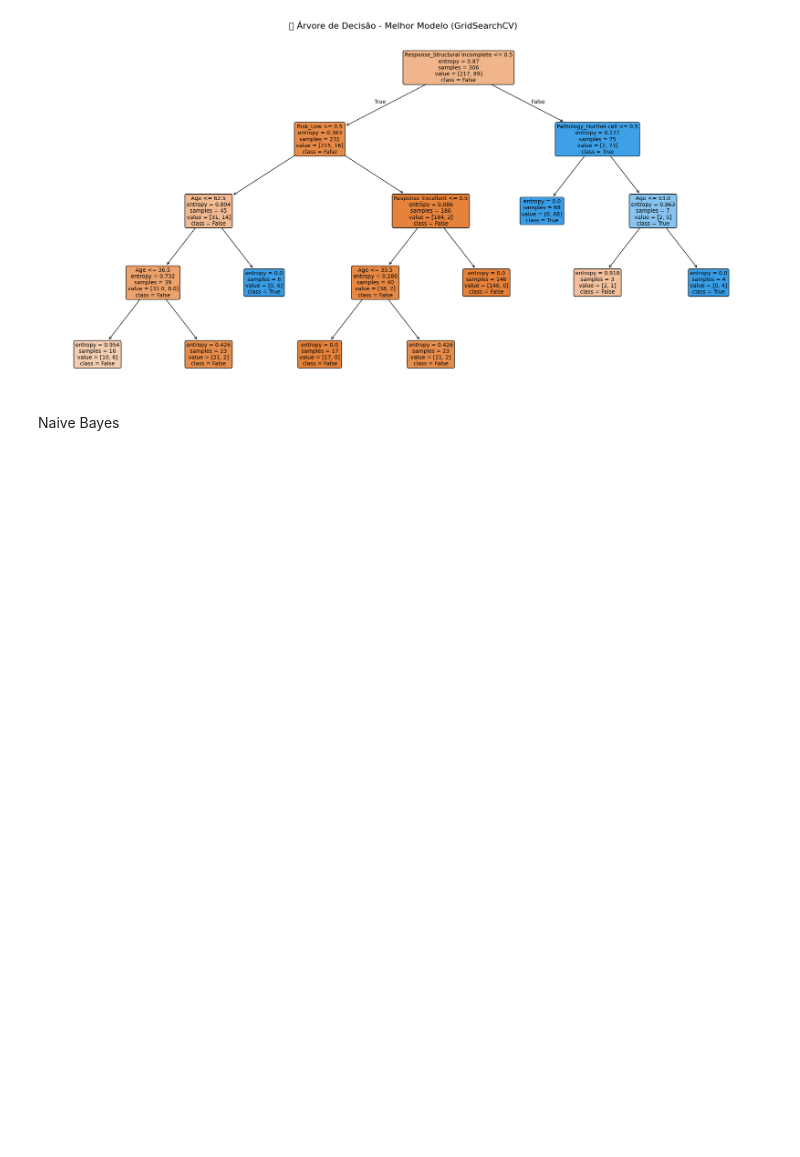
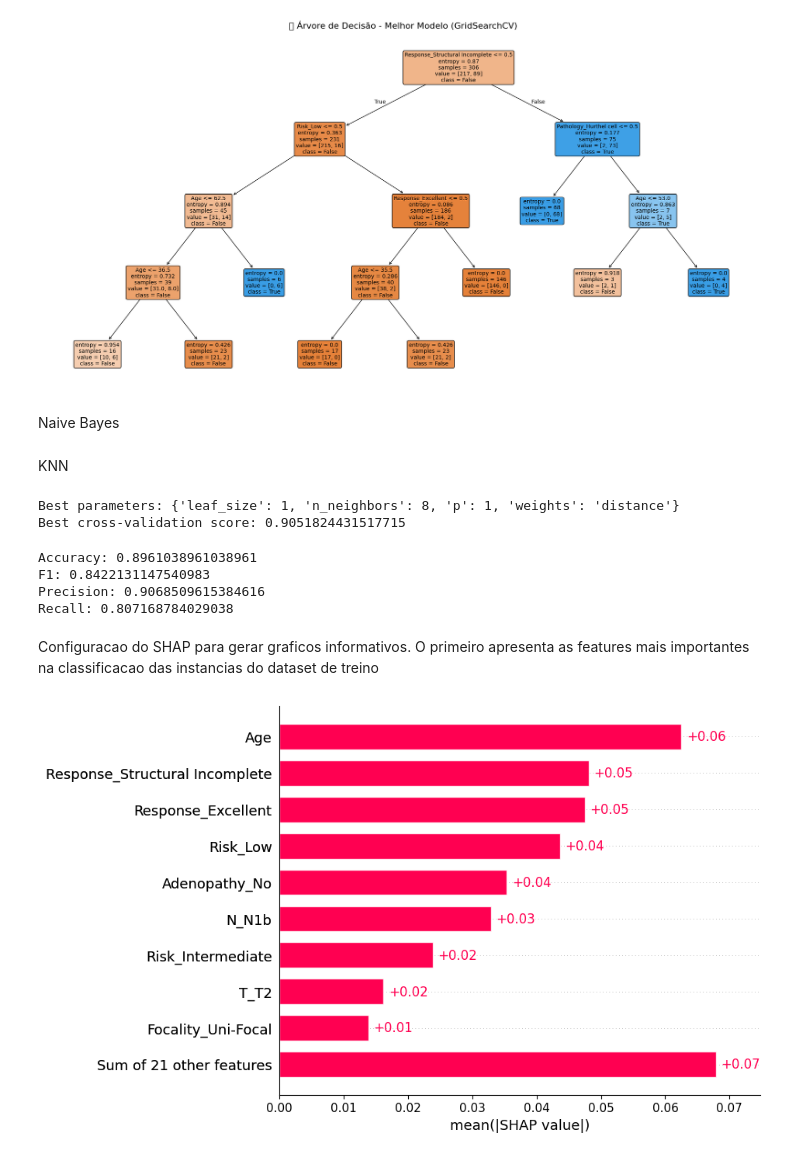
Before and after one commit to Erick080/T1_ML, a Jupyter notebook: T1_ML.ipynb, the cells around one changed output. Saved outputs shown, nothing was run; the diff lists cells and outputs as text; code cells hidden in the pictures; blank space fills up the shorter version.

Commit message:
knn com visualizacao do shap

```diff
--- a/T1_ML.ipynb
+++ b/T1_ML.ipynb
@@ -117,3 +123,57 @@ plt.show()
 [figure]
 # %% [markdown]
 Naive Bayes
+# %% [markdown]
+KNN
+# %%
+param_grid = {
+      'n_neighbors': [7, 8, 9],
+      'weights': ['uniform','distance'],
+      'leaf_size': [1, 2, 3, 4, 5],
+      'p': [1, 2, 3]
+  }
+# Grid search with cross-validation
+grid_search = GridSearchCV(KNeighborsClassifier(), param_grid, n_jobs=-1)
+grid_search.fit(X_train, Y_train)
+
+print("Best parameters:", grid_search.best_params_)
+print("Best cross-validation score:", grid_search.best_score_)
+best_score = grid_search.best_score_
+# %% [output]
+Best parameters: {'leaf_size': 1, 'n_neighbors': 8, 'p': 1, 'weights': 'distance'}
+Best cross-validation score: 0.9051824431517715
+# %%
+y_pred = grid_search.predict(X_test)
+
+#print("Relatório de classificação (teste):")
+#print(classification_report(Y_test, y_pred))
+print('Accuracy:', accuracy_score(Y_test, y_pred))
+print('F1:', f1_score(Y_test, y_pred, average='macro'))
+print('Precision:', precision_score(Y_test, y_pred, average='macro'))
+print('Recall:', recall_score(Y_test, y_pred, average='macro'))
+# %% [output]
+Accuracy: 0.8961038961038961
+F1: 0.8422131147540983
+Precision: 0.9068509615384616
+Recall: 0.807168784029038
+# %% [markdown]
+Configuracao do SHAP para gerar graficos informativos. O primeiro apresenta as features mais importantes na classificacao das instancias do dataset de treino
+# %%
+# Função de predição
+def f(x):
+    return grid_search.predict_proba(x)[:, 1]
+
+# Conversão para float64
+X_train_asfloat = X_train.astype(np.float64)
+X_test_asfloat = X_test.astype(np.float64)
+
+# Cria o explainer com background mais representativo
+explainer = shap.Explainer(f, X_train_asfloat)
+
+# Calcula valores SHAP
+shap_values = explainer(X_test_asfloat.iloc[0:1000, :])
+
+# Exibe gráfico de barras com as top features
+shap.plots.bar(shap_values)
+# %% [output]
+[figure, added]
```
Also changed, not shown: parts of 3 cells of this notebook, 1 other file.
